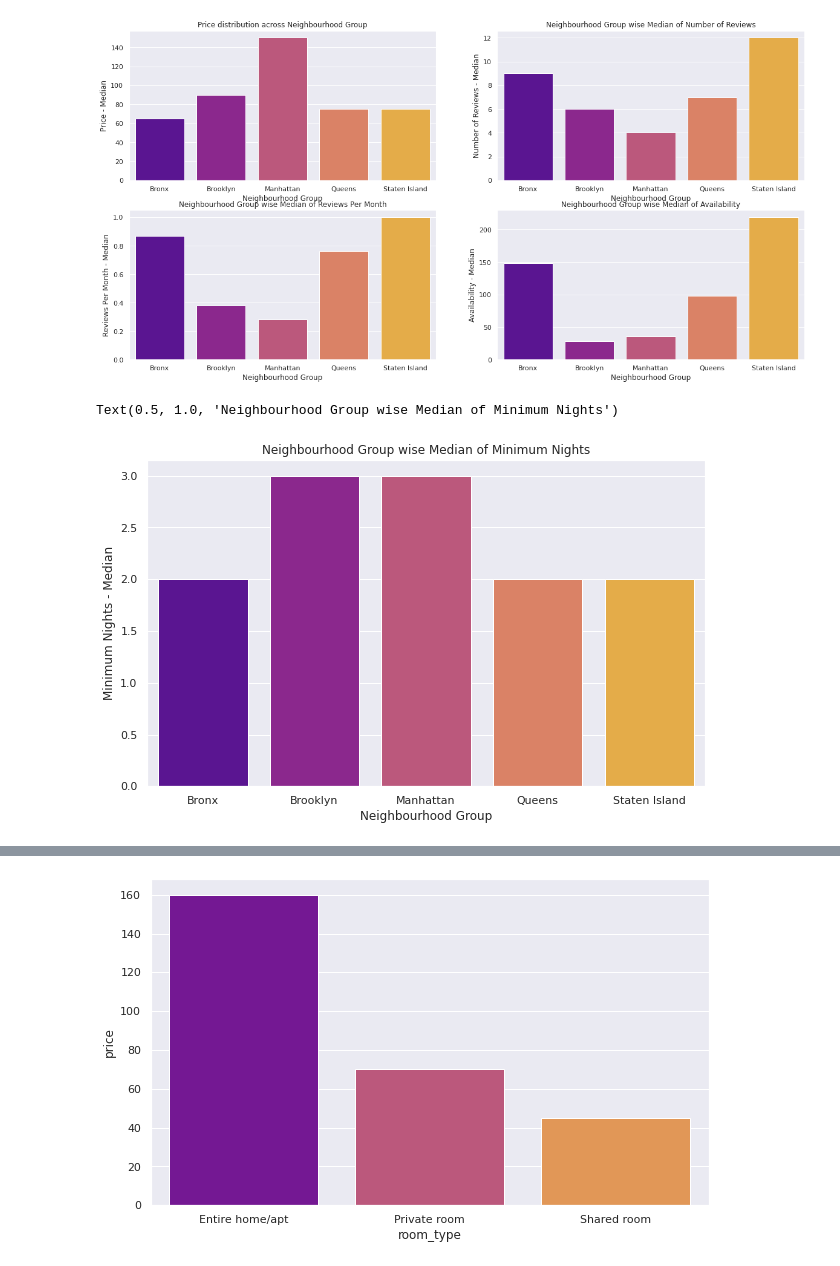
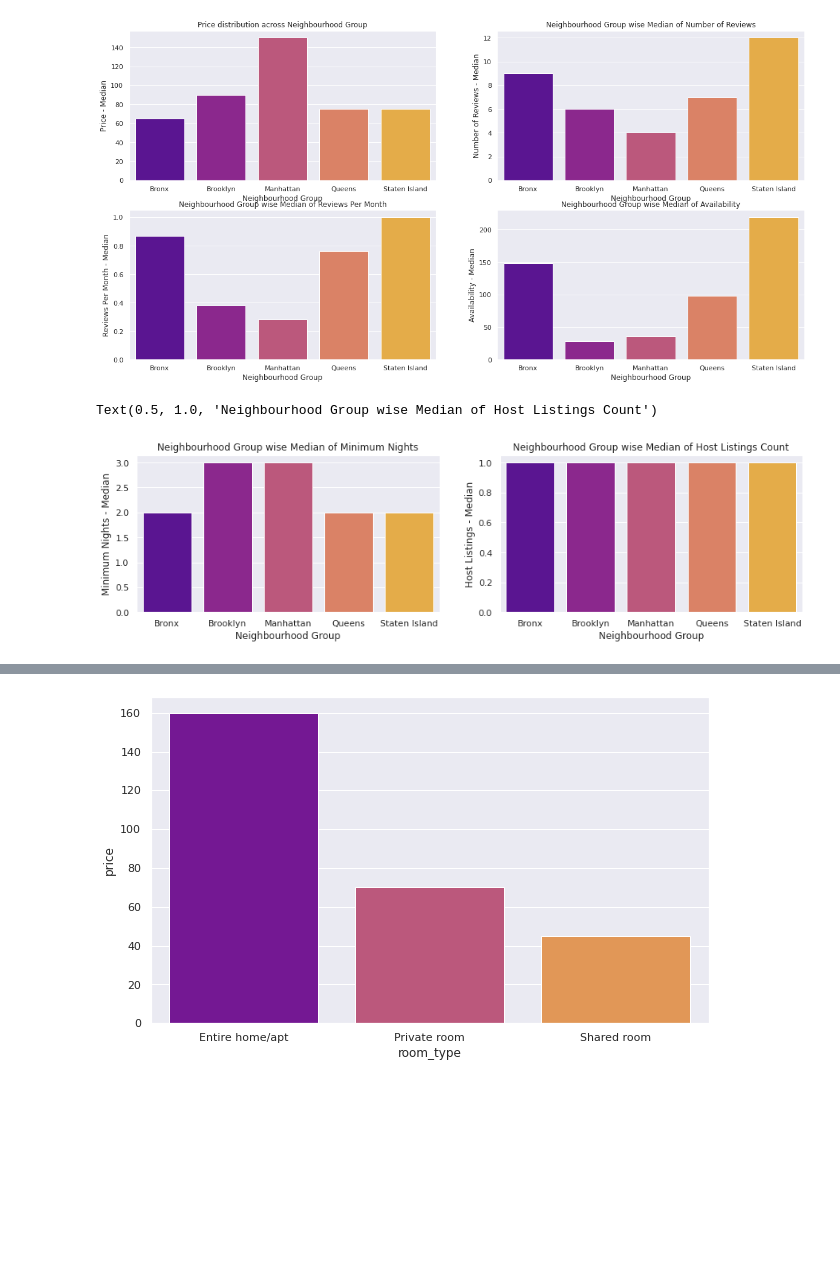
Before and after one commit to Pranit07G/PG-AlmaBetter-EDA-AirBNB-NYC, a Jupyter notebook: Airbnb_Bookings_Analysis_Capstone_Project.ipynb, the cells around one changed output, grey strips where cells are left out. Saved outputs shown, nothing was run; the diff lists cells and outputs as text; code cells hidden in the pictures; blank space fills up the shorter version.

```diff
--- a/Airbnb_Bookings_Analysis_Capstone_Project.ipynb
+++ b/Airbnb_Bookings_Analysis_Capstone_Project.ipynb
@@ -47,12 +47,13 @@ bnb_nyc.describe()
 | max | 3.648724e+07 | 2.743213e+08 | 40.913060 | -73.712990 | 10000.000000 | 1250.000000 | 629.000000 | 58.500000 | ... |
 # %% [markdown]
 From above, we can easily identify that the columns "price" and "minimun_nights" may be having outliers. But removing these columns may have an impact on the overall data. Hence, we classify the data into sub categories or bins for the two columns. As for the number_of_reviews and calculated host_istings_count columns, the data corresponds to the response recieved from the customers in general and the number oflistings for a particular host, hence we cannot classify outlier data for these two columns.
+# %%
+bnb_nyc = bnb_nyc[bnb_nyc["price"] > 0]
 # %%
-
 #The prices and availability are binned into different levels, this is purely for the purpose of visualisation
 
-bnb_nyc["Price Range"] = pd.cut(bnb_nyc["price"], [0, 100, 200, 12000], labels=["≤ 100", "100 - 200", "200+"])
-bnb_nyc["Availability"] = pd.cut(bnb_nyc["availability_365"], [0, 90, 180, 270, 365], labels=["≤ 90", "90 - 180", "180-270", "270+"])
+bnb_nyc["Price Range"] = pd.cut(bnb_nyc["price"], [-1, 100, 200, 600, 12000], labels=["≤ 100", "100 - 200", "200-600", ">600"])
+bnb_nyc["Availability"] = pd.cut(bnb_nyc["availability_365"], [-1, 90, 180, 270, 365], labels=["≤ 90", "90 - 180", "180-270", "270+"])
 # %%
 bnb_nyc.describe(include=['object','category'])
 # %% [output]
@@ -295,14 +312,22 @@ Text(0.5, 1.0, 'Neighbourhood Group wise Median of Availability')
 # %%
 
 neighbourhood_mn= bnb_nyc.groupby("neighbourhood_group")["minimum_nights"].median().reset_index()
+neighbourhood_nl= bnb_nyc.groupby("neighbourhood_group")["calculated_host_listings_count"].median().reset_index()
 
-plt.figure(figsize=(10,6))
+plt.figure(figsize=(15,8))
 #Median of Minimum Nights for Neighbourhood Group type
 
+plt.subplot(221)
 sns.barplot(data=neighbourhood_mn, x=neighbourhood_mn["neighbourhood_group"], y=neighbourhood_mn["minimum_nights"], palette='plasma')
 plt.xlabel("Neighbourhood Group")
 plt.ylabel("Minimum Nights - Median")
 plt.title("Neighbourhood Group wise Median of Minimum Nights")
+
+plt.subplot(222)
+sns.barplot(data=neighbourhood_nl, x=neighbourhood_nl["neighbourhood_group"], y=neighbourhood_nl["calculated_host_listings_count"], palette='plasma')
+plt.xlabel("Neighbourhood Group")
+plt.ylabel("Host Listings - Median")
+plt.title("Neighbourhood Group wise Median of Host Listings Count")
 # %% [output]
-Text(0.5, 1.0, 'Neighbourhood Group wise Median of Minimum Nights')
+Text(0.5, 1.0, 'Neighbourhood Group wise Median of Host Listings Count')
-[figure, old version]
+[figure, new version]
```
Also changed, not shown: parts of 26 cells of this notebook.
